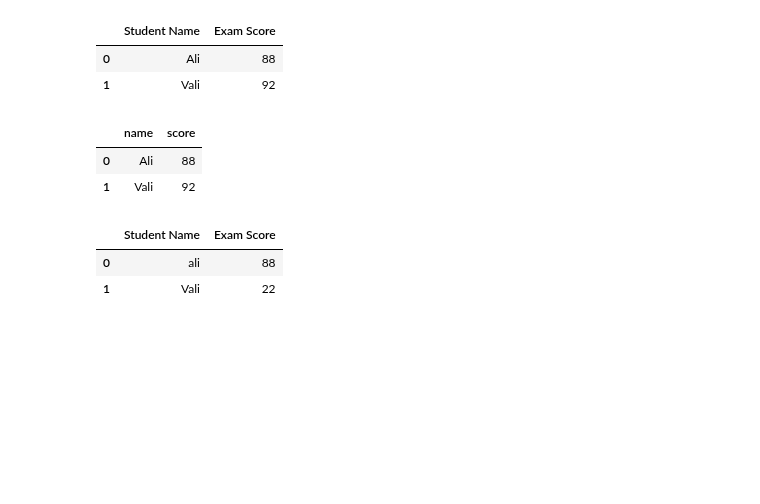
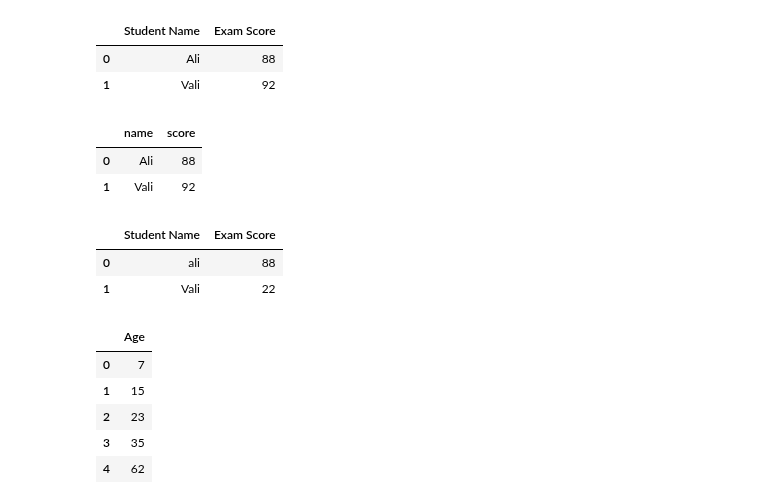
Before and after one commit to izzat-ai/learning-ai, a Jupyter notebook: pandas_data_preparation/24_dec_practice.ipynb, the cells around one changed output. Saved outputs shown, nothing was run; the diff lists cells and outputs as text; code cells hidden in the pictures; blank space fills up the shorter version.

```diff
--- a/pandas_data_preparation/24_dec_practice.ipynb
+++ b/pandas_data_preparation/24_dec_practice.ipynb
@@ -199,3 +199,15 @@ df6.replace({'Ali':'ali', 92:22})
 |  | Student Name | Exam Score |
 | 0 | ali | 88 |
 | 1 | Vali | 22 |
+# %%
+df7 = pd.DataFrame({
+    "Age": [7, 15, 23, 35, 62]
+})
+df7
+# %% [output]
+|  | Age |
+| 0 | 7 |
+| 1 | 15 |
+| 2 | 23 |
+| 3 | 35 |
+| 4 | 62 |
```
Also changed, not shown: parts of 19 cells of this notebook.
